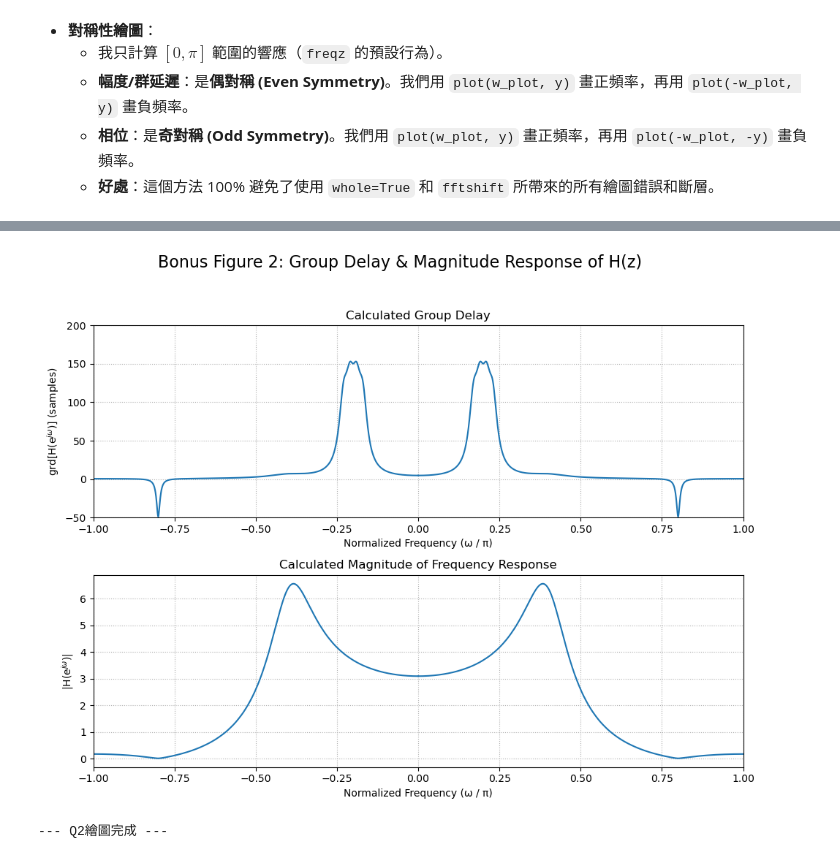
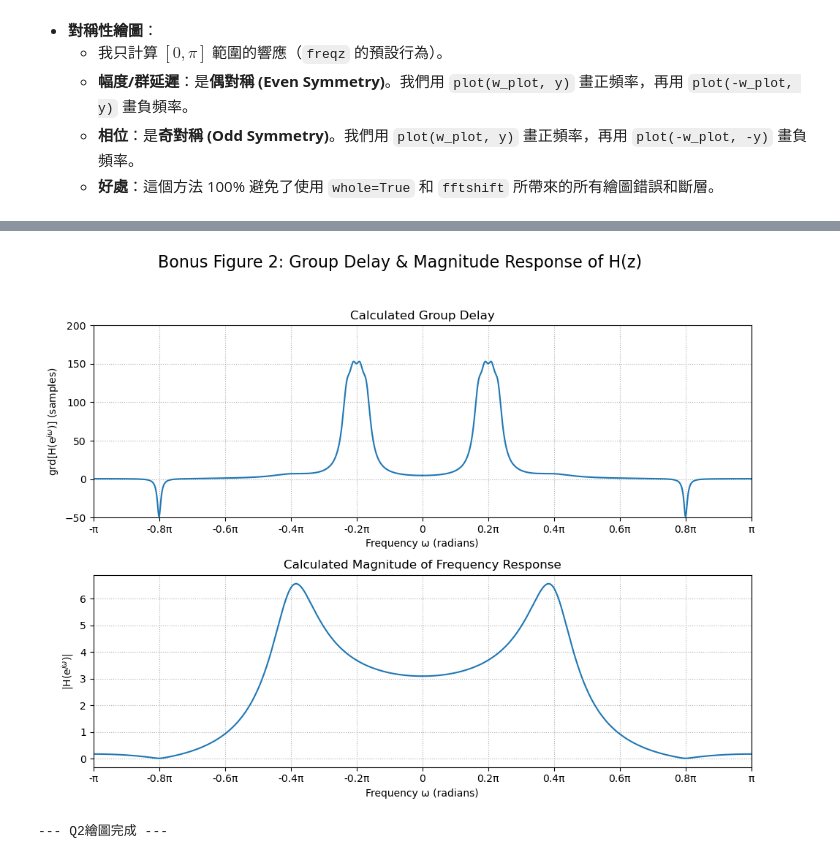
Before and after one commit to an0965370879/711481104dspassignment2new, a Jupyter notebook: dspassignment2.ipynb, the cells around one changed output, grey strips where cells are left out. Drawn from its saved outputs; the diff is of its cells as text; code cells hidden in the pictures.

```diff
--- a/dspassignment2.ipynb
+++ b/dspassignment2.ipynb
@@ -206,36 +219,47 @@ print("--- Q1繪圖完成 ---")
 --- Q1繪圖完成 ---
 # %%
+# --- (建議) 確保 Pi 刻度標籤已定義 ---
+import numpy as np # 確保 numpy 已匯入
+tick_locs = [-np.pi, -0.8*np.pi, -0.6*np.pi, -0.4*np.pi, -0.2*np.pi, 0,
+             0.2*np.pi, 0.4*np.pi, 0.6*np.pi, 0.8*np.pi, np.pi]
+tick_labels = ['-π', '-0.8π', '-0.6π', '-0.4π', '-0.2π', '0',
+               '0.2π', '0.4π', '0.6π', '0.8π', 'π']
+
 # --- 第二張圖: 群延遲 (Group Delay) & 幅度 (Magnitude) ---
 fig_gm, axs_gm = plt.subplots(2, 1, figsize=(10, 8)) # 2 行, 1 列
 fig_gm.suptitle('Bonus Figure 2: Group Delay & Magnitude Response of H(z)', fontsize=16)
 
 # 圖 2(a): Group Delay (偶對稱)
-axs_gm[0].plot(w_plot, final_group_delay)
+axs_gm[0].plot(w, final_group_delay) # *** 修改：使用 w ***
 current_color = axs_gm[0].lines[0].get_color()
-axs_gm[0].plot(-w_plot, final_group_delay, color=current_color)
+axs_gm[0].plot(-w, final_group_delay, color=current_color) # *** 修改：使用 -w ***
 axs_gm[0].set_title('Calculated Group Delay', fontsize=12)
-axs_gm[0].set_xlabel('Normalized Frequency (ω / π)')
+axs_gm[0].set_xlabel('Frequency ω (radians)') # *** 修改：X 軸標籤 ***
 axs_gm[0].set_ylabel('grd[H(e$^{jω}$)] (samples)')
-axs_gm[0].set_xlim([-1, 1])
-axs_gm[0].set_ylim([-50, 200])
+axs_gm[0].set_xlim([-np.pi, np.pi]) # *** 修改：X 軸範圍 ***
+axs_gm[0].set_ylim([-50, 200]) # (Y 軸範圍保持不變)
+axs_gm[0].set_xticks(tick_locs) # *** 新增：設定 X 軸刻度 ***
+axs_gm[0].set_xticklabels(tick_labels) # *** 新增：設定 X 軸標籤 ***
 axs_gm[0].grid(True, linestyle=':')
 
 # 圖 2(b): Magnitude Response (偶對稱)
-axs_gm[1].plot(w_plot, final_magnitude)
+axs_gm[1].plot(w, final_magnitude) # *** 修改：使用 w ***
 current_color = axs_gm[1].lines[0].get_color()
-axs_gm[1].plot(-w_plot, final_magnitude, color=current_color)
+axs_gm[1].plot(-w, final_magnitude, color=current_color) # *** 修改：使用 -w ***
 axs_gm[1].set_title('Calculated Magnitude of Frequency Response', fontsize=12)
-axs_gm[1].set_xlabel('Normalized Frequency (ω / π)')
+axs_gm[1].set_xlabel('Frequency ω (radians)') # *** 修改：X 軸標籤 ***
 axs_gm[1].set_ylabel('|H(e$^{jω}$)|')
-axs_gm[1].set_xlim([-1, 1])
+axs_gm[1].set_xlim([-np.pi, np.pi]) # *** 修改：X 軸範圍 ***
+axs_gm[1].set_xticks(tick_locs) # *** 新增：設定 X 軸刻度 ***
+axs_gm[1].set_xticklabels(tick_labels) # *** 新增：設定 X 軸標籤 ***
 axs_gm[1].grid(True, linestyle=':')
 
 plt.tight_layout(rect=[0, 0.03, 1, 0.95])
 plt.show() # *** 顯示第二張圖 ***
 
 print("--- Q2繪圖完成 ---")
 # %% [output]
-[figure, old version]
+[figure, new version]
 --- Q2繪圖完成 ---
 # %%
 # 4. 執行緒序 (Q3): 分析 x[n] 的波形與 DTFT
```
Also changed, not shown: parts of 7 cells of this notebook, 1 other file.
